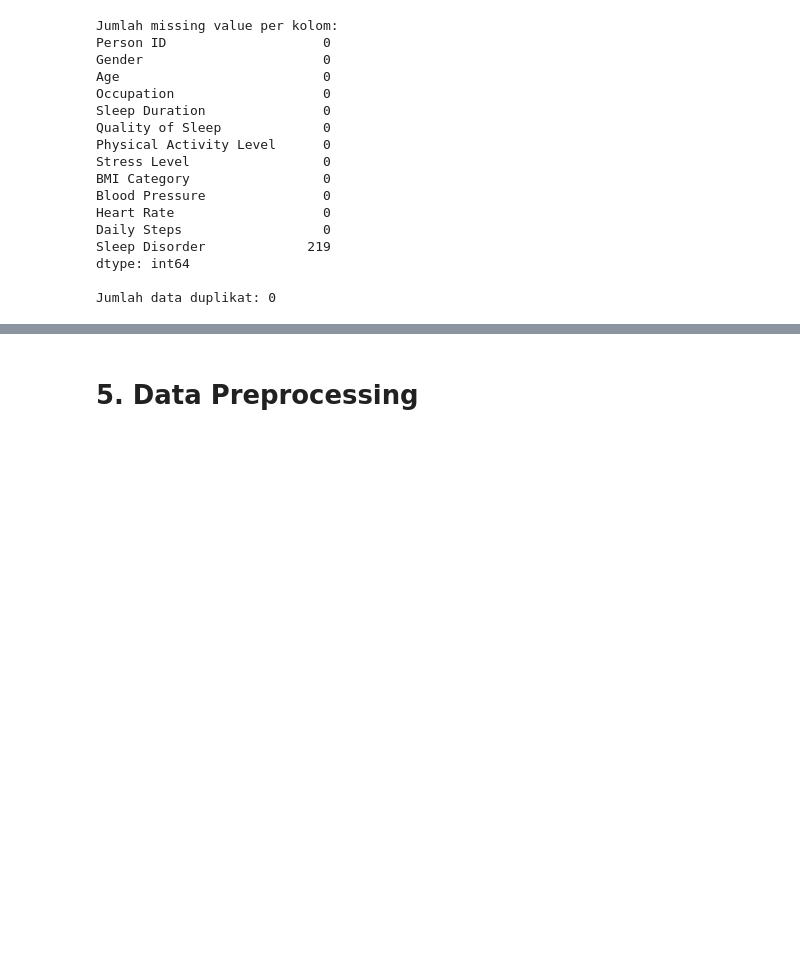
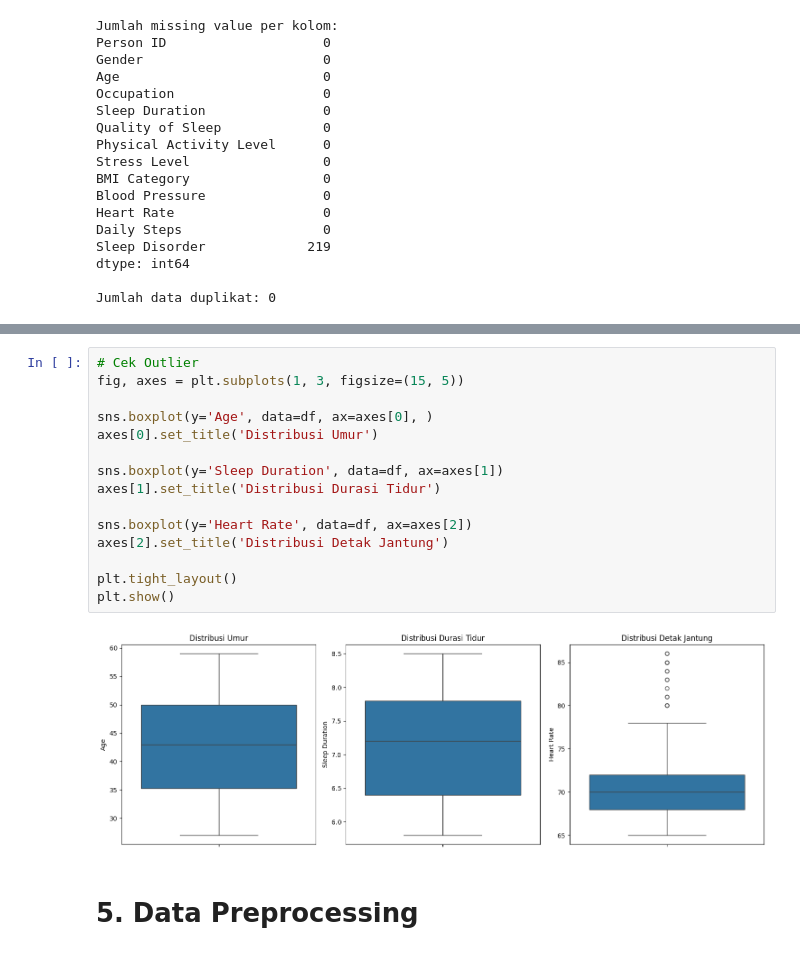
Before and after one commit to Cehhhh15/Eksperimen_MSML_Christian-Daniel, a Jupyter notebook: 01_preprocessing/Template_Eksperimen_MSML.ipynb, the cells around one changed output, grey strips where cells are left out. Drawn from its saved outputs; the diff is of its cells as text; blank space fills up the shorter version.

```diff
--- a/01_preprocessing/Template_Eksperimen_MSML.ipynb
+++ b/01_preprocessing/Template_Eksperimen_MSML.ipynb
@@ -75,2 +93,19 @@ plt.show()
+# %%
+# Cek Outlier
+fig, axes = plt.subplots(1, 3, figsize=(15, 5))
+
+sns.boxplot(y='Age', data=df, ax=axes[0], )
+axes[0].set_title('Distribusi Umur')
+
+sns.boxplot(y='Sleep Duration', data=df, ax=axes[1])
+axes[1].set_title('Distribusi Durasi Tidur')
+
+sns.boxplot(y='Heart Rate', data=df, ax=axes[2])
+axes[2].set_title('Distribusi Detak Jantung')
+
+plt.tight_layout()
+plt.show()
+# %% [output]
+[figure, added]
 # %% [markdown]
 # **5. Data Preprocessing**
```
Also changed, not shown: parts of 7 cells of this notebook, 2 other files.
